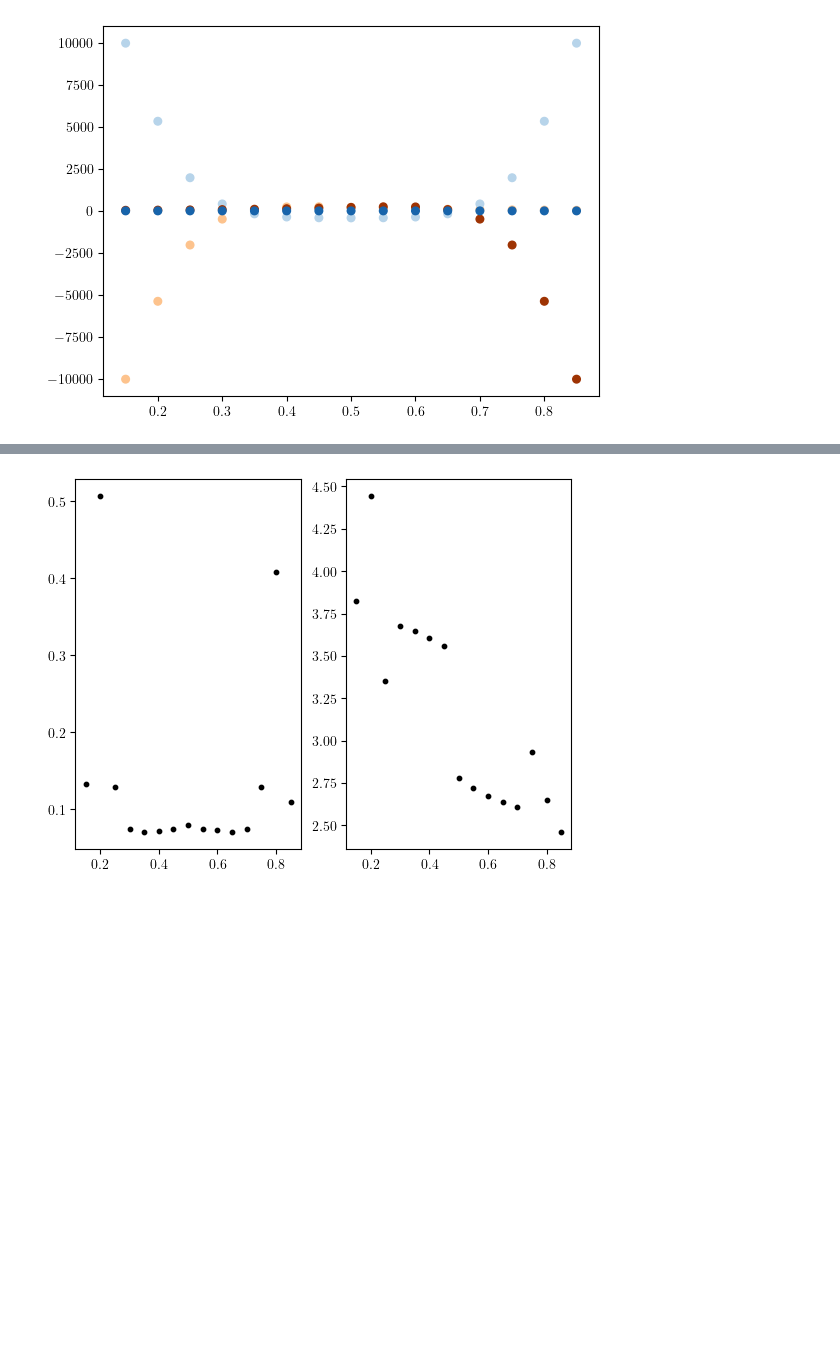
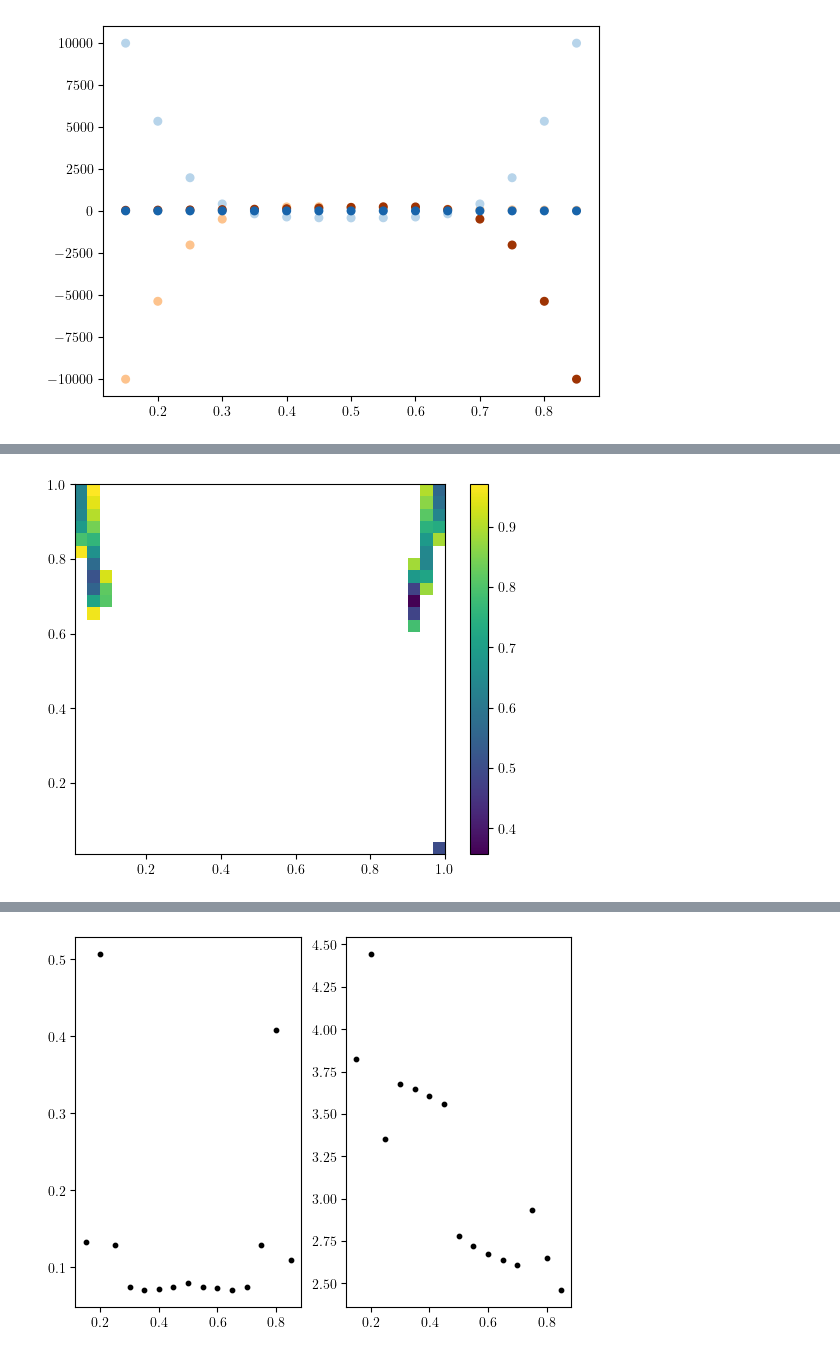
Before and after one commit to ChriGomm/master, a Jupyter notebook: numerics/interactions.ipynb, the cells around one changed output, grey strips where cells are left out. Drawn from its saved outputs; the diff is of its cells as text; code cells hidden in the pictures; blank space fills up the shorter version.

```diff
--- a/numerics/interactions.ipynb
+++ b/numerics/interactions.ipynb
@@ -1461,0 +1617,30 @@ for i in range(N):
+# %%
+N = 30
+rx = np.linspace(0.01,1,N)
+ry = rx
+r = np.meshgrid(rx,ry)
+# d_vecs = np.zeros((N,N,3))
+angles = np.zeros((N,N,2))
+condition = np.zeros((N,N))
+for i in range(N):
+    for j in range(N):
+        x, y = r[0][i,j],r[1][i,j]
+        angles[i,j] = find_joint_dipole(x,y)
+        r1 = np.array([1.0, 0.0])
+        r2 = np.array([x, y])
+        r3 = np.array([x - 1.0, y])
+        condition[i,j] = np.linalg.norm(joint_residuals(angles[i,j],r1,r2,r3))
+fig, ax = plt.subplots(1,1)
+# im = ax.imshow(np.where(np.abs(dis)>1,np.nan,dis))
+im = ax.imshow(np.where(np.abs(condition)>1,np.nan,condition), extent=[0.01, 1, 0.01, 1], origin="lower")
+# im = ax.imshow(condition, extent=[0.01, 1, 0.01, 1], origin="lower")
+# im = ax.imshow(np.where(disval>=0,np.nan,disval), extent=[0.01, 1, 0.01, 1], origin="lower")
+cmap = fig.colorbar(im,ax=ax)
+# fig, ax = plt.subplots(1,1)
+# disval = solve_dx(dy,*r)[0]
+# # im = ax.imshow(np.where(np.abs(disval)>1,np.nan,disval), extent=[0.01, 1, 0.01, 1], origin="lower")
+# # im = ax.imshow(disval, extent=[0.01, 1, 0.01, 1], origin="lower")
+# im = ax.imshow(np.where(np.abs(sumxx)>1,np.nan,sumxx), extent=[0.01, 1, 0.01, 1], origin="lower")
+# cmap = fig.colorbar(im,ax=ax)
+# %% [output]
+[figure, added]
```
Also changed, not shown: parts of 36 cells of this notebook, 36 other files.
